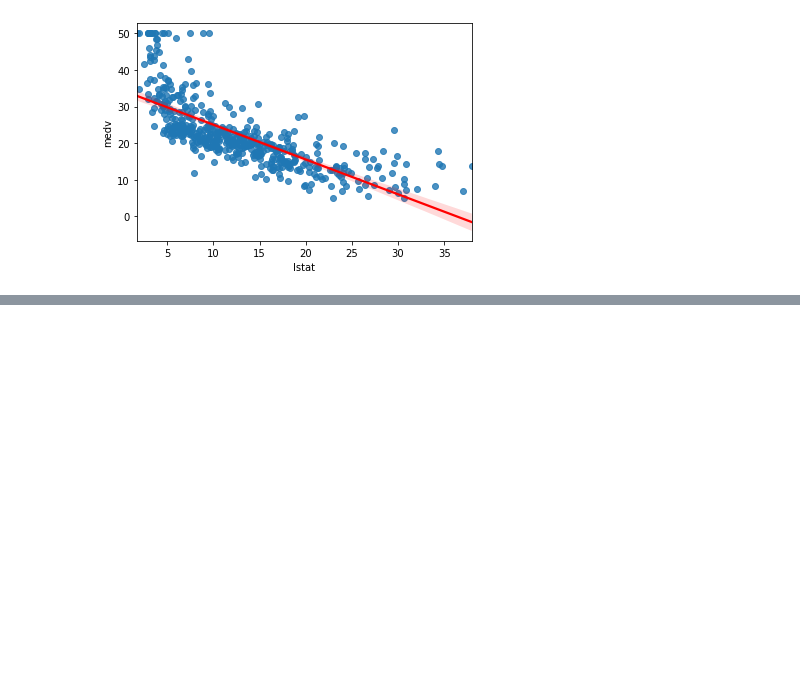
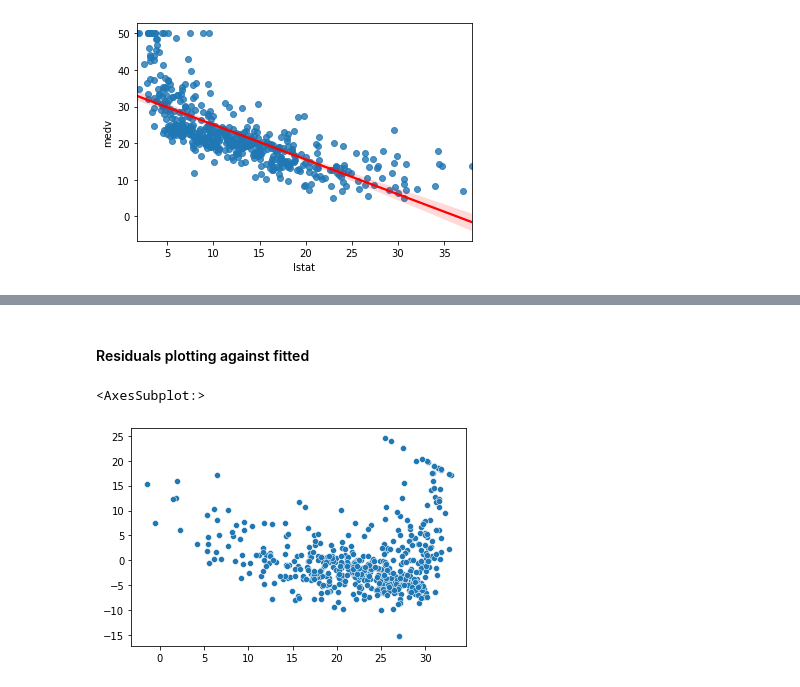
Before and after one commit to JESurzyn/intro_stat_learning_Python, a Jupyter notebook: Chapter_3_Lab.ipynb, the cells around one changed output, grey strips where cells are left out. Drawn from its saved outputs; the diff is of its cells as text; code cells hidden in the pictures; blank space fills up the shorter version.

```diff
--- a/Chapter_3_Lab.ipynb
+++ b/Chapter_3_Lab.ipynb
@@ -113,0 +135,10 @@ sns.regplot(x='lstat', y='medv', data=boston, line_kws = {'color': 'red'})
+# %% [markdown]
+#### Residuals plotting against fitted
+# %%
+#getting fitted values and residuals
+fitted_val = results.fittedvalues
+residuals = results.resid
+sns.scatterplot(x=fitted_val, y=residuals)
+# %% [output]
+<AxesSubplot:>
+[figure, added]
```
Also changed, not shown: parts of 21 cells of this notebook.
